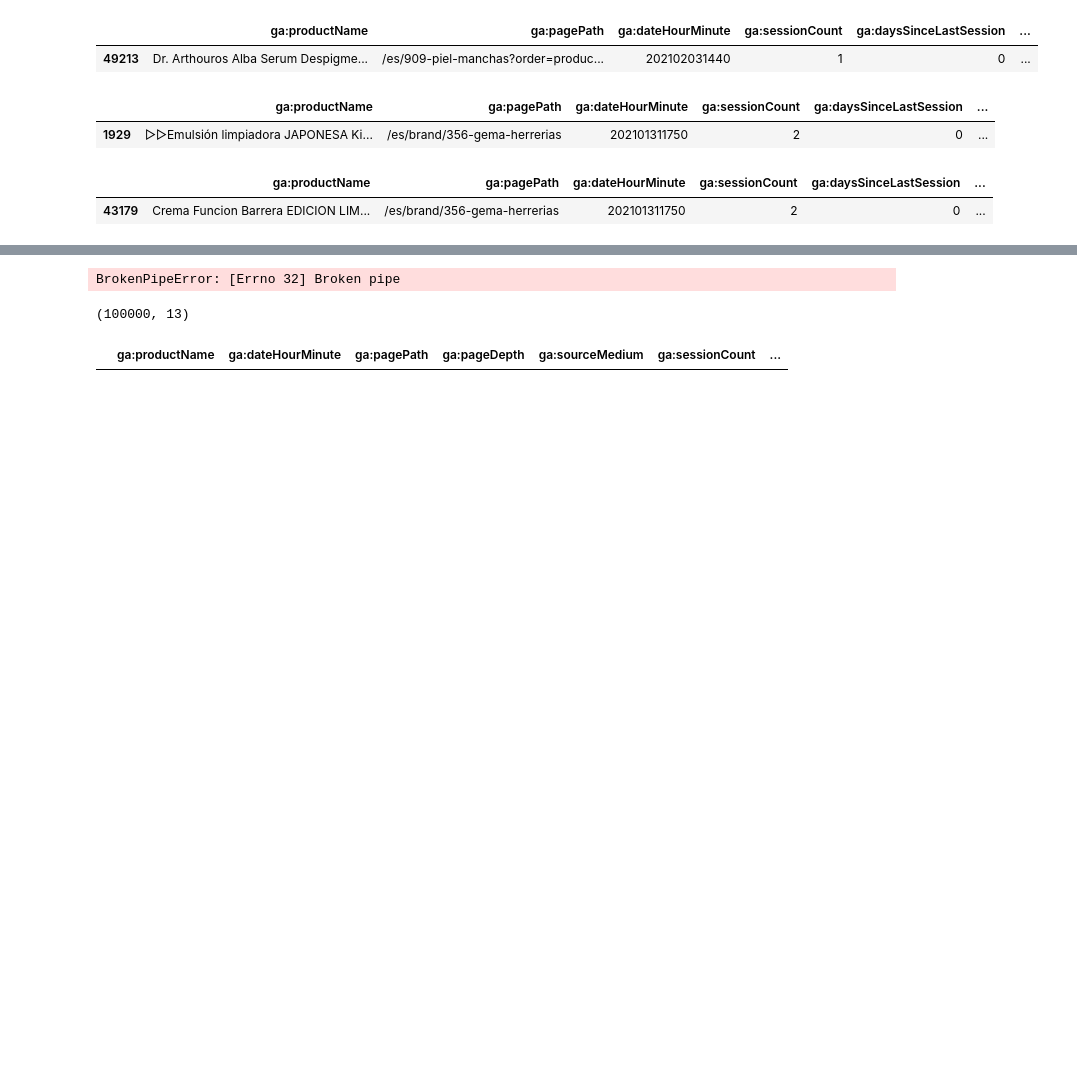
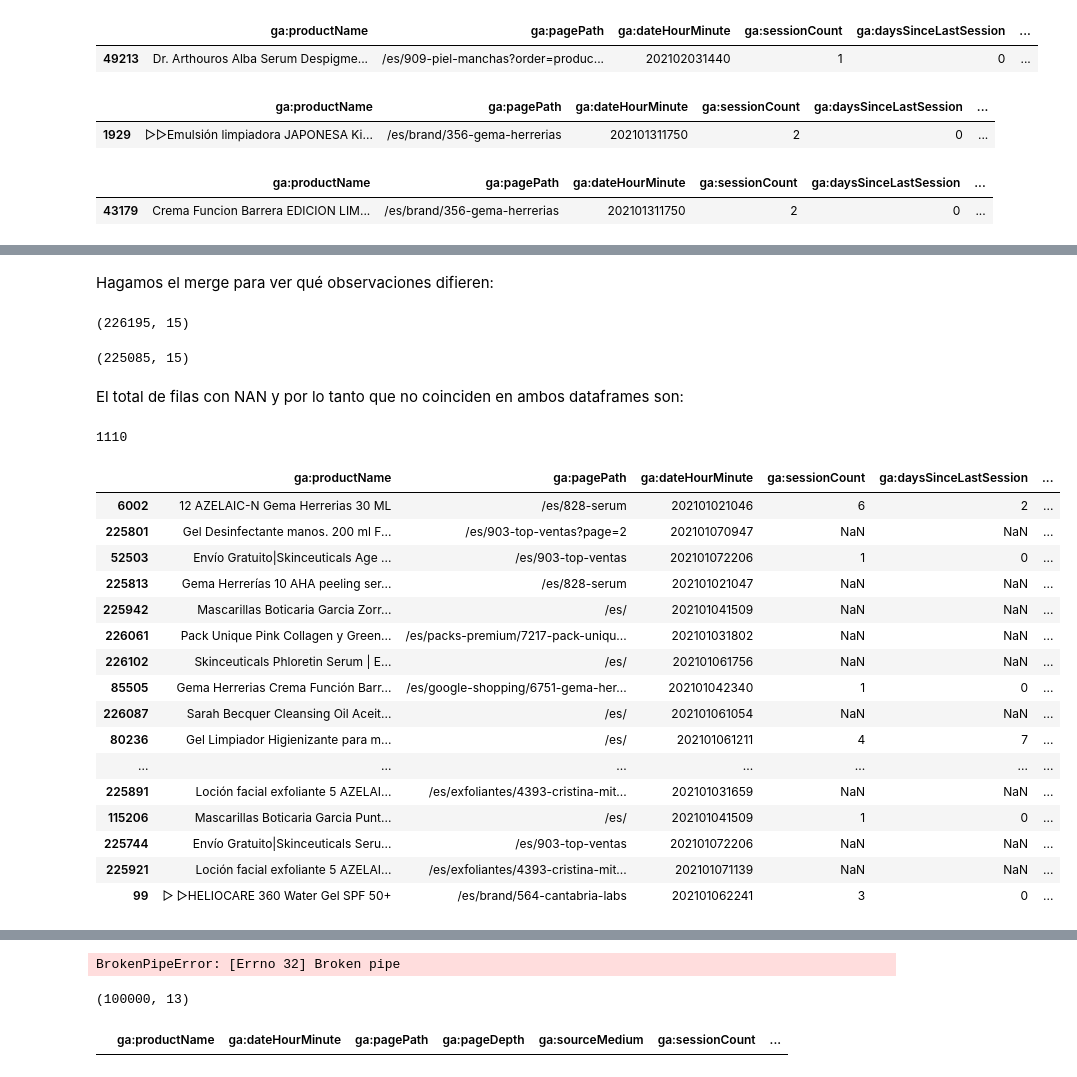
Before and after one commit to Laurajmoreno/ML_and_CRO, a Jupyter notebook: Data_Collection.ipynb, the cells around one changed output, grey strips where cells are left out. Saved outputs shown, nothing was run; the diff lists cells and outputs as text; code cells hidden in the pictures; blank space fills up the shorter version.

```diff
--- a/Data_Collection.ipynb
+++ b/Data_Collection.ipynb
@@ -907,0 +1614,40 @@ Ahora bien, la API de Google Analytics tiene una serie de restricciones que debe
+# %% [markdown]
+Hagamos el merge para ver qué observaciones difieren:
+# %%
+join_df = first_request.merge(second_request,how="outer")
+join_df.shape
+# %% [output]
+(226195, 15)
+# %%
+join_df.dropna().shape
+# %% [output]
+(225085, 15)
+# %% [markdown]
+El total de filas con NAN y por lo tanto que no coinciden en ambos dataframes son:
+# %%
+join_df.shape[0] - join_df.dropna().shape[0]
+# %% [output]
+1110
+# %%
+is_NaN = join_df.isnull()
+row_has_NaN = is_NaN.any(axis=1)
+rows_with_NaN = join_df[row_has_NaN]
+rows_with_NaN.sample(50)
+# %% [output]
+|  | ga:productName | ga:pagePath | ga:dateHourMinute | ga:sessionCount | ga:daysSinceLastSession | ... |
+| 6002 | 12 AZELAIC-N Gema Herrerias 30 ML | /es/828-serum | 202101021046 | 6 | 2 | ... |
+| 225801 | Gel Desinfectante manos. 200 ml F... | /es/903-top-ventas?page=2 | 202101070947 | NaN | NaN | ... |
+| 52503 | Envío Gratuito|Skinceuticals Age ... | /es/903-top-ventas | 202101072206 | 1 | 0 | ... |
+| 225813 | Gema Herrerías 10 AHA peeling ser... | /es/828-serum | 202101021047 | NaN | NaN | ... |
+| 225942 | Mascarillas Boticaria Garcia Zorr... | /es/ | 202101041509 | NaN | NaN | ... |
+| 226061 | Pack Unique Pink Collagen y Green... | /es/packs-premium/7217-pack-uniqu... | 202101031802 | NaN | NaN | ... |
+| 226102 | Skinceuticals Phloretin Serum | E... | /es/ | 202101061756 | NaN | NaN | ... |
+| 85505 | Gema Herrerias Crema Función Barr... | /es/google-shopping/6751-gema-her... | 202101042340 | 1 | 0 | ... |
+| 226087 | Sarah Becquer Cleansing Oil Aceit... | /es/ | 202101061054 | NaN | NaN | ... |
+| 80236 | Gel Limpiador Higienizante para m... | /es/ | 202101061211 | 4 | 7 | ... |
+| ... | ... | ... | ... | ... | ... | ... |
+| 225891 | Loción facial exfoliante 5 AZELAI... | /es/exfoliantes/4393-cristina-mit... | 202101031659 | NaN | NaN | ... |
+| 115206 | Mascarillas Boticaria Garcia Punt... | /es/ | 202101041509 | 1 | 0 | ... |
+| 225744 | Envío Gratuito|Skinceuticals Seru... | /es/903-top-ventas | 202101072206 | NaN | NaN | ... |
+| 225921 | Loción facial exfoliante 5 AZELAI... | /es/exfoliantes/4393-cristina-mit... | 202101071139 | NaN | NaN | ... |
+| 99 | ▷ ▷HELIOCARE 360 Water Gel SPF 50+ | /es/brand/564-cantabria-labs | 202101062241 | 3 | 0 | ... |
```
Also changed, not shown: parts of 31 cells of this notebook.
